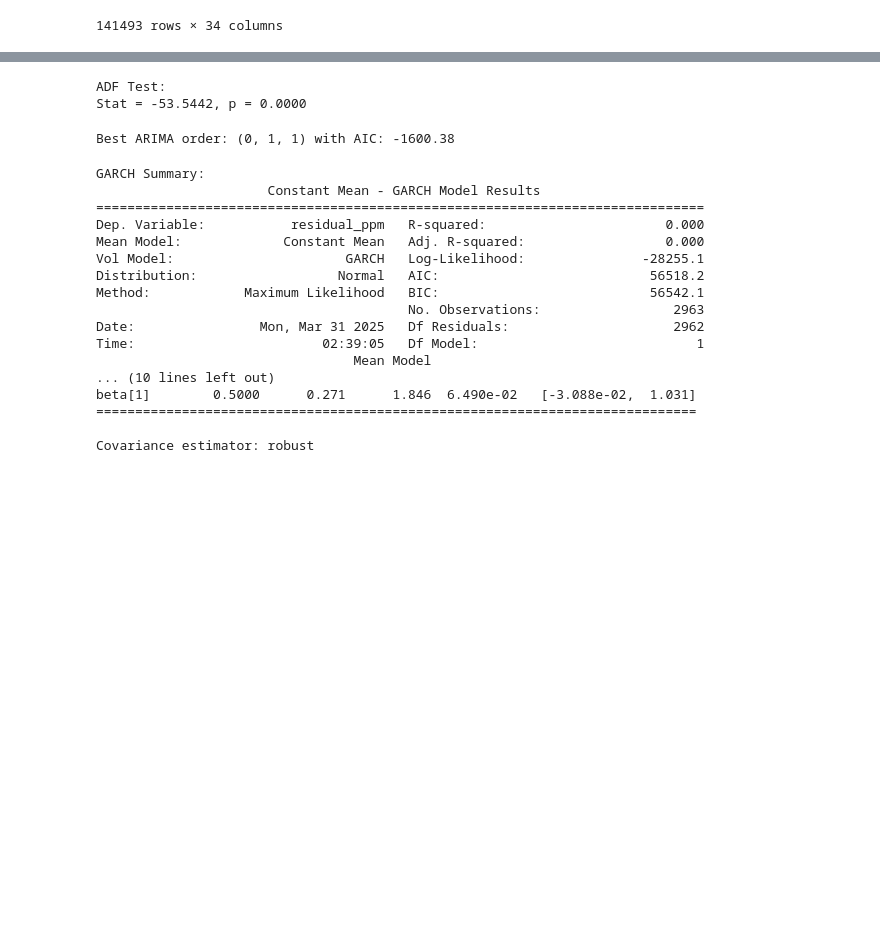
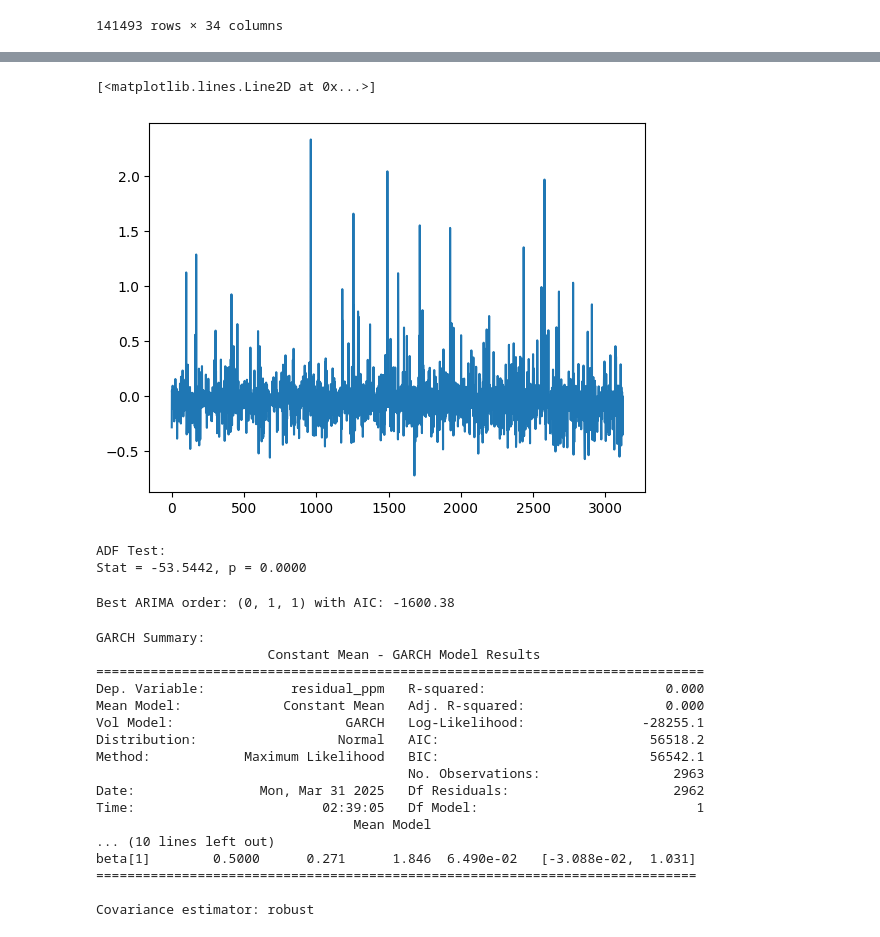
Before and after one commit to charlie-liuu/Econ423, a Jupyter notebook: nba.ipynb, the cells around one changed output, grey strips where cells are left out. Drawn from its saved outputs; the diff is of its cells as text; code cells hidden in the pictures; blank space fills up the shorter version.

```diff
--- a/nba.ipynb
+++ b/nba.ipynb
@@ -112,3 +360,8 @@ agg
+# %%
+plt.plot(residual_series)
+# %% [output]
+[<matplotlib.lines.Line2D at 0x...>]
+[figure, added]
 # %%
 #adf tests
 adf_stat, adf_p = adfuller(residual_series)[:2]
```
Also changed, not shown: parts of 21 cells of this notebook.
